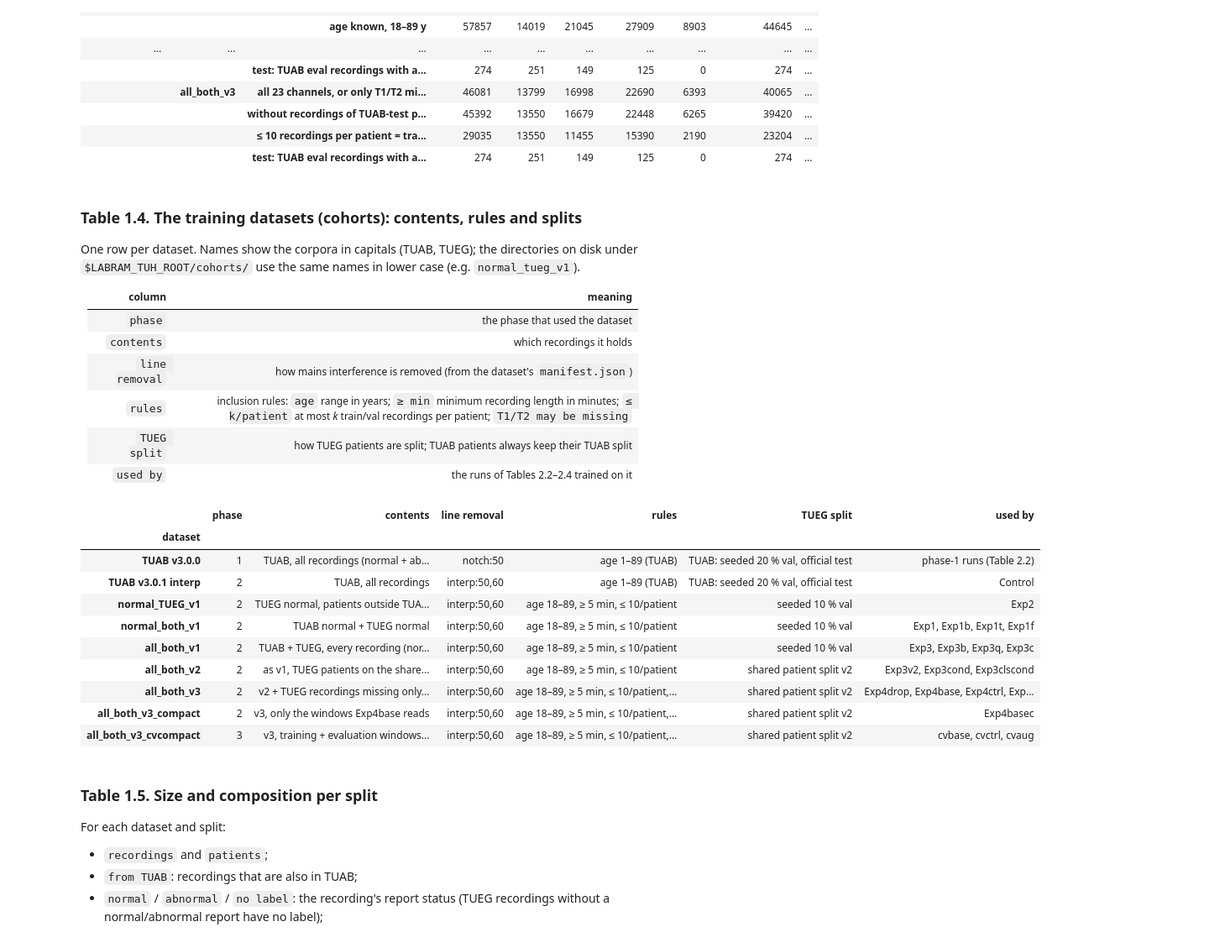
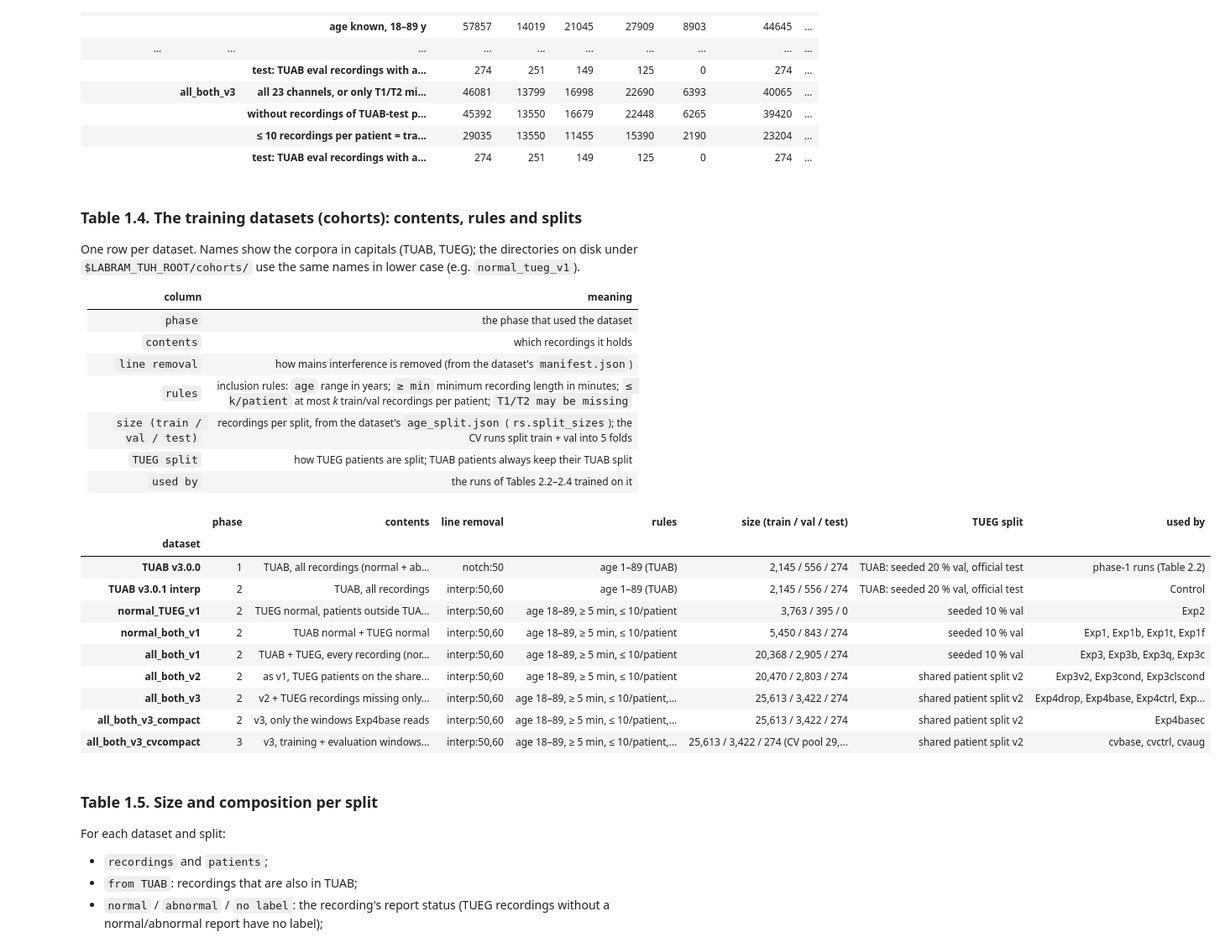
Before and after one commit to Neuro-Clalit/LaBraM, a Jupyter notebook: notebooks/brain_age_research_summary.ipynb, the cells around one changed output. Shown at 84% size. Drawn from its saved outputs; the diff is of its cells as text; code cells hidden in the pictures.

```diff
--- a/notebooks/brain_age_research_summary.ipynb
+++ b/notebooks/brain_age_research_summary.ipynb
@@ -379,6 +379,7 @@ One row per dataset. Names show the corpora in capitals (TUAB, TUEG); the direct
 | `contents` | which recordings it holds |
 | `line removal` | how mains interference is removed (from the dataset's `manifest.json`) |
 | `rules` | inclusion rules: `age` range in years; `≥ min` minimum recording length in minutes; `≤ k/patient` at most *k* train/val recordings per patient; `T1/T2 may be missing` |
+| `size (train / val / test)` | recordings per split, from the dataset's `age_split.json` (`rs.split_sizes`); the CV runs split train + val into 5 folds |
 | `TUEG split` | how TUEG patients are split; TUAB patients always keep their TUAB split |
 | `used by` | the runs of Tables 2.2–2.4 trained on it |
 # %%
@@ -399,45 +400,52 @@ DATASETS = [
      "v3, training + evaluation windows of every recording (CV pool = train + val)", "cvbase, cvctrl, cvaug"),
 ]
 
 
 def manifest(path):
     p = os.path.join(TUH, path, "manifest.json")
     return json.load(open(p)) if os.path.exists(p) else {}
 
 
 def rules(m):
     c = m.get("cohort", {})
     if not c:
         return "age 1–89 (TUAB)"
     r = [f"age {c['min_age']}–{c['max_age']}", f"≥ {c['min_minutes']:g} min", f"≤ {c['max_per_subject']}/patient"]
     if c.get("allow_missing"):
         r.append("/".join(c["allow_missing"]) + " may be missing")
     return ", ".join(r)
 
 
 rows = []
 for name, phase, path, contents, used in DATASETS:
     m = manifest(path) if HAVE_TUH else {}
     lr = m.get("line_removal") or ("notch:50" if "legacy" in path else "–")
     c = m.get("cohort", {})
     split = ("shared patient split v2" if c.get("patient_split") else
              ("seeded 10 % val" if c else "TUAB: seeded 20 % val, official test"))
+    size = "–"
+    if HAVE_TUH and os.path.exists(os.path.join(TUH, path, "age_split.json")):
+        n = rs.split_sizes(os.path.join(TUH, path, "age_split.json"))
+        size = " / ".join(f"{n[s]:,}" for s in ("train", "val", "test"))
+        if phase == "3":
+            size += f" (CV pool {n['train'] + n['val']:,})"
     rows.append({"dataset": name, "phase": phase, "contents": contents, "line removal": lr,
-                 "rules": rules(m) if HAVE_TUH else "–", "TUEG split": split, "used by": used})
+                 "rules": rules(m) if HAVE_TUH else "–", "size (train / val / test)": size,
+                 "TUEG split": split, "used by": used})
 table_1_1 = pd.DataFrame(rows)
 numbered_table(table_1_1.set_index("dataset"), "1.4", "The training datasets (cohorts): contents, rules and splits")
 # %% [output]
-|  | phase | contents | line removal | rules | TUEG split | used by |
-| dataset |  |  |  |  |  |  |
-| TUAB v3.0.0 | 1 | TUAB, all recordings (normal + ab... | notch:50 | age 1–89 (TUAB) | TUAB: seeded 20 % val, official test | phase-1 runs (Table 2.2) |
-| TUAB v3.0.1 interp | 2 | TUAB, all recordings | interp:50,60 | age 1–89 (TUAB) | TUAB: seeded 20 % val, official test | Control |
-| normal_TUEG_v1 | 2 | TUEG normal, patients outside TUA... | interp:50,60 | age 18–89, ≥ 5 min, ≤ 10/patient | seeded 10 % val | Exp2 |
-| normal_both_v1 | 2 | TUAB normal + TUEG normal | interp:50,60 | age 18–89, ≥ 5 min, ≤ 10/patient | seeded 10 % val | Exp1, Exp1b, Exp1t, Exp1f |
-| all_both_v1 | 2 | TUAB + TUEG, every recording (nor... | interp:50,60 | age 18–89, ≥ 5 min, ≤ 10/patient | seeded 10 % val | Exp3, Exp3b, Exp3q, Exp3c |
-| all_both_v2 | 2 | as v1, TUEG patients on the share... | interp:50,60 | age 18–89, ≥ 5 min, ≤ 10/patient | shared patient split v2 | Exp3v2, Exp3cond, Exp3clscond |
-| all_both_v3 | 2 | v2 + TUEG recordings missing only... | interp:50,60 | age 18–89, ≥ 5 min, ≤ 10/patient,... | shared patient split v2 | Exp4drop, Exp4base, Exp4ctrl, Exp... |
-| all_both_v3_compact | 2 | v3, only the windows Exp4base reads | interp:50,60 | age 18–89, ≥ 5 min, ≤ 10/patient,... | shared patient split v2 | Exp4basec |
-| all_both_v3_cvcompact | 3 | v3, training + evaluation windows... | interp:50,60 | age 18–89, ≥ 5 min, ≤ 10/patient,... | shared patient split v2 | cvbase, cvctrl, cvaug |
+|  | phase | contents | line removal | rules | size (train / val / test) | TUEG split | used by |
+| dataset |  |  |  |  |  |  |  |
+| TUAB v3.0.0 | 1 | TUAB, all recordings (normal + ab... | notch:50 | age 1–89 (TUAB) | 2,145 / 556 / 274 | TUAB: seeded 20 % val, official test | phase-1 runs (Table 2.2) |
+| TUAB v3.0.1 interp | 2 | TUAB, all recordings | interp:50,60 | age 1–89 (TUAB) | 2,145 / 556 / 274 | TUAB: seeded 20 % val, official test | Control |
+| normal_TUEG_v1 | 2 | TUEG normal, patients outside TUA... | interp:50,60 | age 18–89, ≥ 5 min, ≤ 10/patient | 3,763 / 395 / 0 | seeded 10 % val | Exp2 |
+| normal_both_v1 | 2 | TUAB normal + TUEG normal | interp:50,60 | age 18–89, ≥ 5 min, ≤ 10/patient | 5,450 / 843 / 274 | seeded 10 % val | Exp1, Exp1b, Exp1t, Exp1f |
+| all_both_v1 | 2 | TUAB + TUEG, every recording (nor... | interp:50,60 | age 18–89, ≥ 5 min, ≤ 10/patient | 20,368 / 2,905 / 274 | seeded 10 % val | Exp3, Exp3b, Exp3q, Exp3c |
+| all_both_v2 | 2 | as v1, TUEG patients on the share... | interp:50,60 | age 18–89, ≥ 5 min, ≤ 10/patient | 20,470 / 2,803 / 274 | shared patient split v2 | Exp3v2, Exp3cond, Exp3clscond |
+| all_both_v3 | 2 | v2 + TUEG recordings missing only... | interp:50,60 | age 18–89, ≥ 5 min, ≤ 10/patient,... | 25,613 / 3,422 / 274 | shared patient split v2 | Exp4drop, Exp4base, Exp4ctrl, Exp... |
+| all_both_v3_compact | 2 | v3, only the windows Exp4base reads | interp:50,60 | age 18–89, ≥ 5 min, ≤ 10/patient,... | 25,613 / 3,422 / 274 | shared patient split v2 | Exp4basec |
+| all_both_v3_cvcompact | 3 | v3, training + evaluation windows... | interp:50,60 | age 18–89, ≥ 5 min, ≤ 10/patient,... | 25,613 / 3,422 / 274 (CV pool 29,... | shared patient split v2 | cvbase, cvctrl, cvaug |
 # %% [markdown]
 ### Table 1.5. Size and composition per split
 
```
Also changed, not shown: 3 other files.
